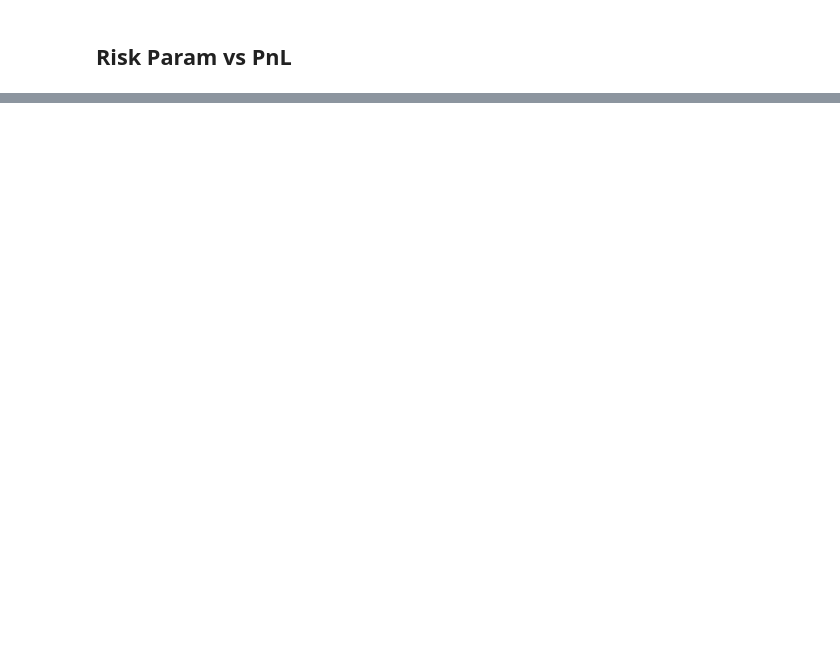
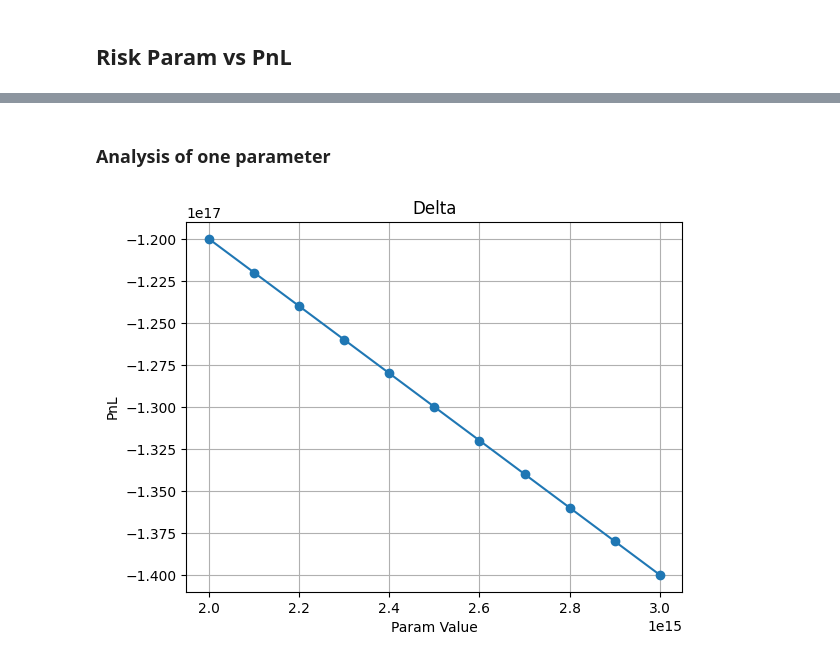
Before and after one commit to overlay-market/v1-core, a Jupyter notebook: notebooks/risk_params.ipynb, the cells around one changed output, grey strips where cells are left out. Cells and saved outputs as stored; diff of their text form; code cells hidden in the pictures; blank space fills up the shorter version.

Commit message:
feat: single param analysis

```diff
--- a/notebooks/risk_params.ipynb
+++ b/notebooks/risk_params.ipynb
@@ -53,0 +56,16 @@ plt.subplots_adjust(top=0.94, hspace=0.3, wspace=0.55)  # Adjust top and hspace
+# %% [markdown]
+### Analysis of one parameter
+# %%
+df = pd.read_csv("../pnl_single.csv", delimiter=";")
+
+param_name = df["param_name"].iloc[0]
+x = df["param_value"]
+y = df["pnl"]
+
+plt.plot(x, y, marker="o")
+plt.title(param_name)
+plt.xlabel("Param Value")
+plt.ylabel("PnL")
+plt.grid(True)
+# %% [output]
+[figure, added]
```
Also changed, not shown: parts of 4 cells of this notebook, 1 other file.
